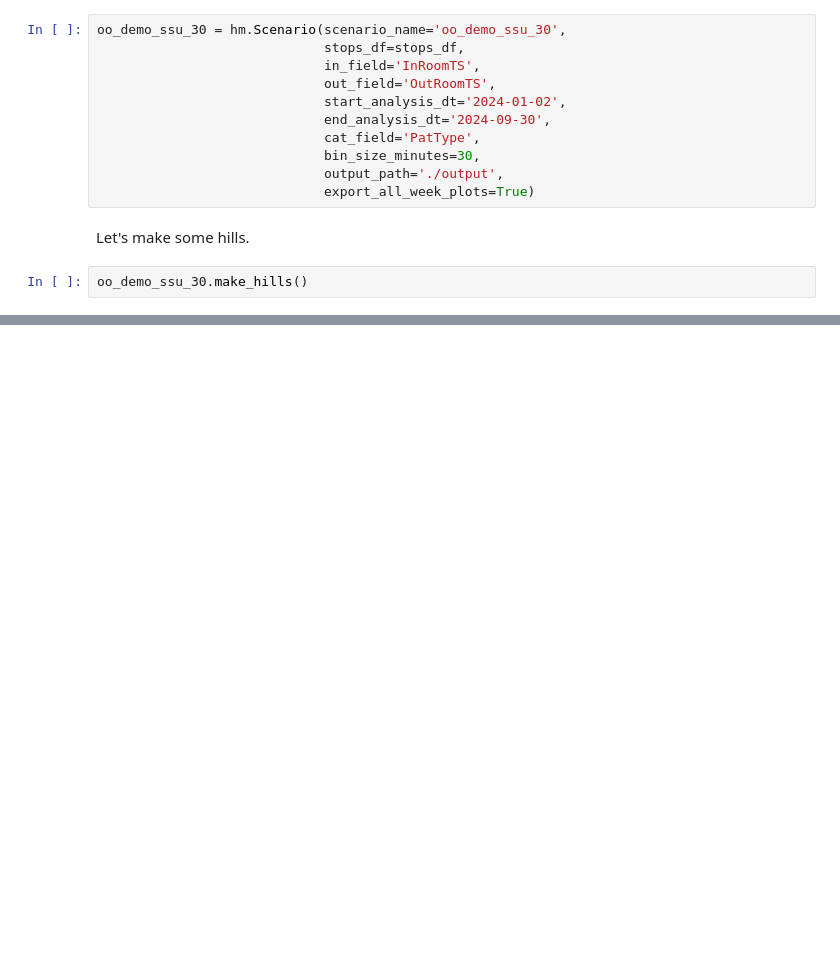
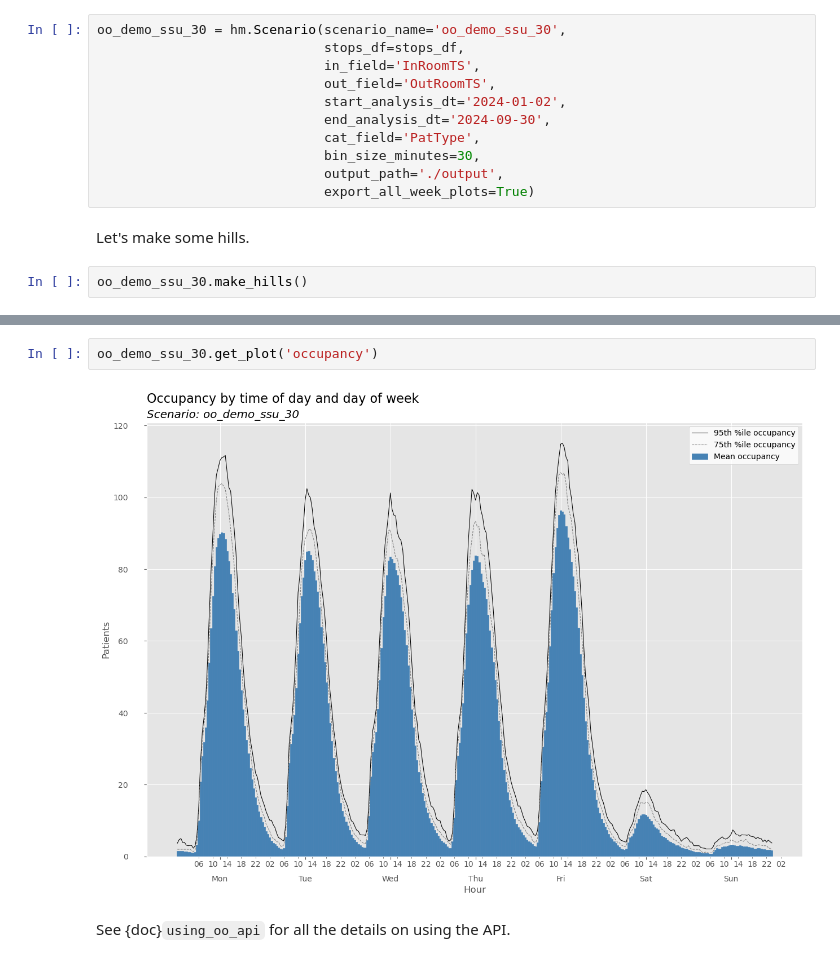
Before and after one commit to misken/hillmaker, a Jupyter notebook: docs/jb-hm/getting_started.ipynb, the cells around one changed output, grey strips where cells are left out. Cells and saved outputs as stored; diff of their text form; blank space fills up the shorter version.

```diff
--- a/docs/jb-hm/getting_started.ipynb
+++ b/docs/jb-hm/getting_started.ipynb
@@ -343,0 +422,6 @@ oo_demo_ssu_30.make_hills()
+# %%
+oo_demo_ssu_30.get_plot('occupancy')
+# %% [output]
+[figure, added]
+# %% [markdown]
+See {doc}`using_oo_api` for all the details on using the API.
```
Also changed, not shown: parts of 9 cells of this notebook, 23 other files.
